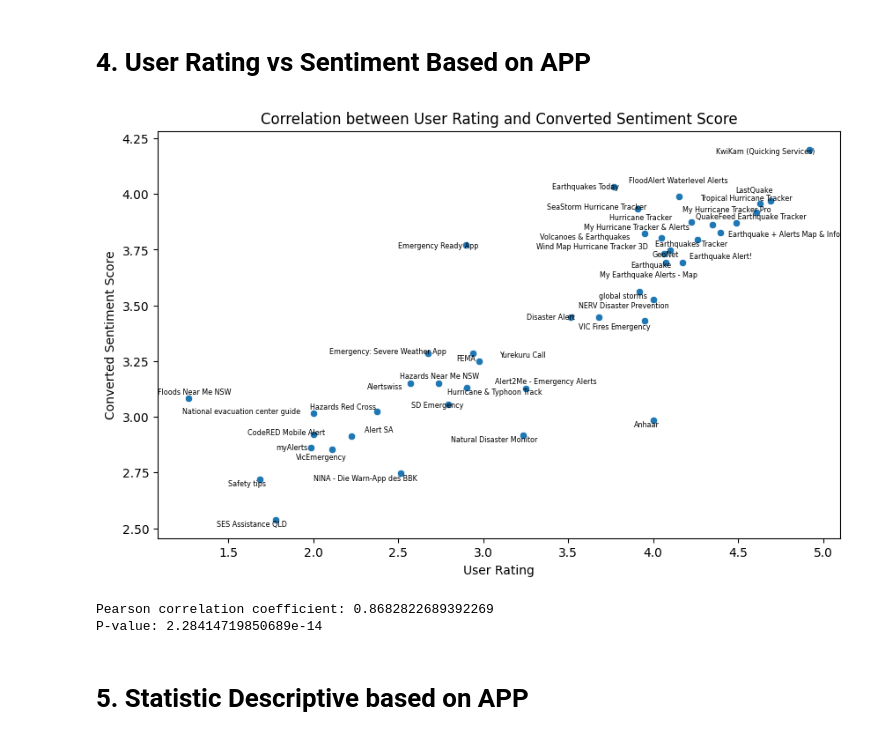
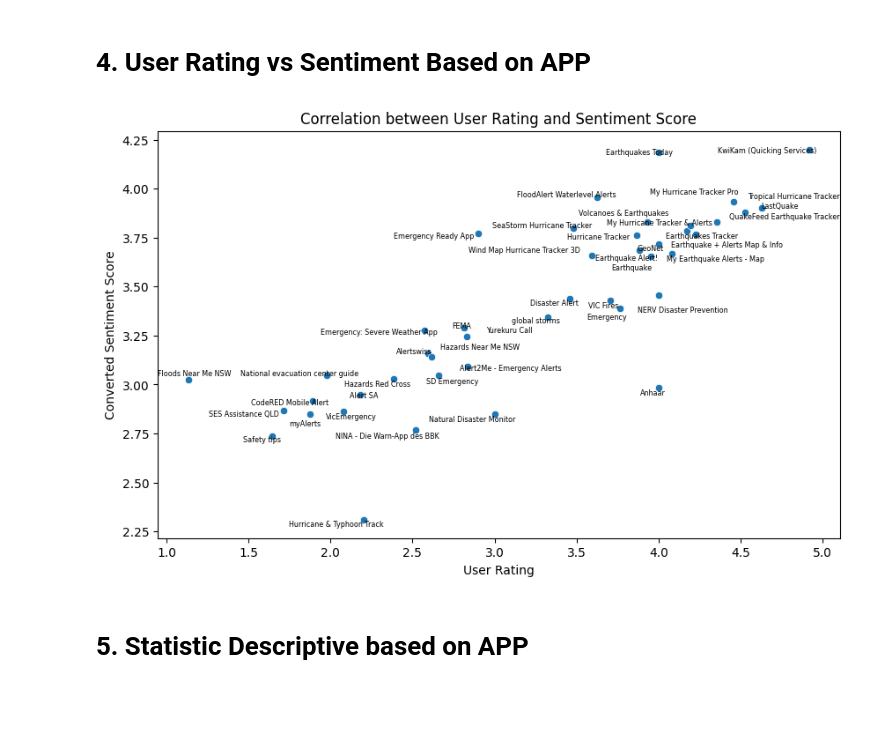
Before and after one commit to Syukrondzeko/natural-disaster-app-review-analysis, a Jupyter notebook: notebook/6. Sentiment Analysis.ipynb, the cells around one changed output. Drawn from its saved outputs; the diff is of its cells as text; code cells hidden in the pictures; blank space fills up the shorter version.

Commit message:
Save final 2024 analysis state (EDA, topic modelling v1/v2, figures)

```diff
--- a/notebook/6. Sentiment Analysis.ipynb
+++ b/notebook/6. Sentiment Analysis.ipynb
@@ -8,7 +8,7 @@
 # %%
 import pandas as pd
 
-file_path = '../dataset/phase 4/topic_modelling_result.xlsx'
+file_path = '../dataset/phase 4/topic_modelling_result_v2.xlsx'
 df = pd.read_excel(file_path)
 # %%
 df
@@ -67,6 +67,16 @@ Total time taken: 2.65 seconds.
-# %%
-df['sentiment_score'] = sentiment_score_list
-df['sentiment'] = df['sentiment_score'].apply(lambda score: 'positive' if score >= 0 else 'negative')
+# %%
+df['sentiment_score'] = sentiment_score_list
+# Function to classify sentiment
+def classify_sentiment(score):
+    if score >= 0.05:
+        return 'positive'
+    elif -0.05 < score < 0.05:
+        return 'neutral'
+    else:
+        return 'negative'
+
+# Apply classification to create 'sentiment' column
+df['sentiment'] = df['sentiment_score'].apply(classify_sentiment)
 # %%
 df
 # %% [output]
@@ -90,35 +100,36 @@ df
 # %%
 import seaborn as sns
 import matplotlib.pyplot as plt
 from adjustText import adjust_text
 
 df['converted_sentiment_score'] = df['sentiment_score'].apply(lambda x: ((x + 1) / 2) * 4 + 1)
 sentiment_analysis_df = df[['app', 'score', 'converted_sentiment_score']].groupby('app').mean().reset_index()
 
 # Set the size of the plot
 plt.figure(figsize=(10, 6))
 
 # Create scatter plot
 plot = sns.scatterplot(data=sentiment_analysis_df, x='score', y='converted_sentiment_score')
 
 # Initialize an empty list to store text objects
 texts = []
 
 # Add texts to the plot without drawing arrows
 for i in range(sentiment_analysis_df.shape[0]):
     texts.append(plot.text(sentiment_analysis_df.score[i]+0.01, sentiment_analysis_df.converted_sentiment_score[i],
                            sentiment_analysis_df.app[i], horizontalalignment='left', size='xx-small', color='black', weight='normal'))
 
 # Use adjust_text to prevent overlap, without arrows
 adjust_text(texts, expand_points=(1.2, 1.2))
 
-plt.title('Correlation between User Rating and Converted Sentiment Score')
+plt.title('Correlation between User Rating and Sentiment Score')
 plt.xlabel('User Rating')
 plt.ylabel('Converted Sentiment Score')
 
+#plt.savefig('../output/sentiment_analysis.png', dpi=300, bbox_inches='tight')
 plt.show()
 # %% [output]
-[figure, old version]
+[figure, new version]
 # %%
 from scipy import stats
 
@@ -130,9 +141,6 @@ correlation_coefficient, p_value = stats.pearsonr(score, converted_sentiment_sco
 
 print(f'Pearson correlation coefficient: {correlation_coefficient}')
 print(f'P-value: {p_value}')
-# %% [output]
-Pearson correlation coefficient: 0.8682822689392269
-P-value: 2.28414719850689e-14
 # %% [markdown]
 # 5. Statistic Descriptive based on APP
 # %%
```
Also changed, not shown: parts of 15 cells of this notebook, 12 other files.
